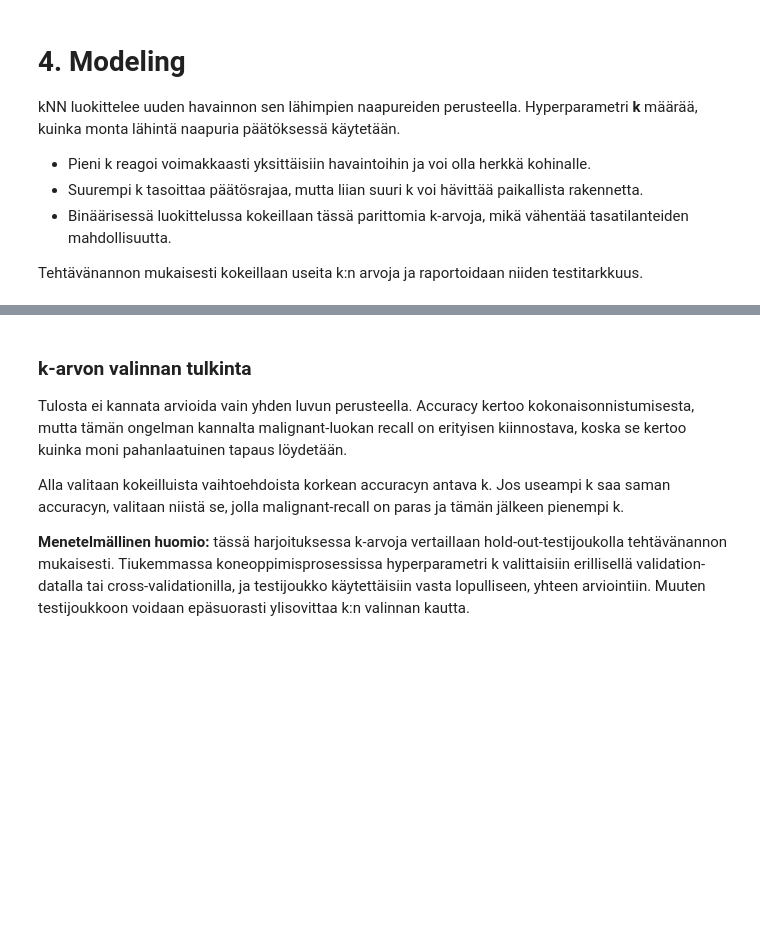
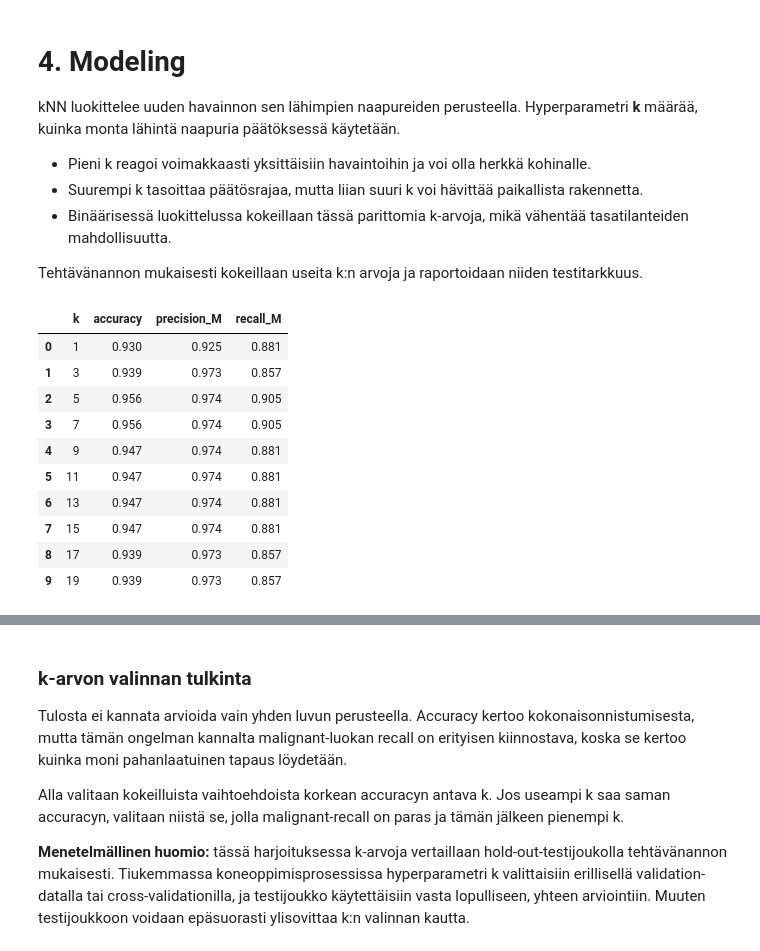
Before and after one commit to MustBeViable/DatanKasittely, a Jupyter notebook: KNN_CRISP_DM_yhdistetty.ipynb, the cells around one changed output, grey strips where cells are left out. Cells and saved outputs as stored; diff of their text form; code cells hidden in the pictures; blank space fills up the shorter version.

```diff
--- a/KNN_CRISP_DM_yhdistetty.ipynb
+++ b/KNN_CRISP_DM_yhdistetty.ipynb
@@ -192,25 +319,37 @@ Tehtävänannon mukaisesti kokeillaan useita k:n arvoja ja raportoidaan niiden t
 # %%
 k_values = list(range(1, 20, 2))
 results = []
 
 for k in k_values:
     model = KNeighborsClassifier(n_neighbors=k)
     model.fit(X_train_scaled, y_train)
     y_pred_k = model.predict(X_test_scaled)
 
     results.append({
         "k": k,
         "accuracy": accuracy_score(y_test, y_pred_k),
         "precision_M": precision_score(y_test, y_pred_k, pos_label="M"),
         "recall_M": recall_score(y_test, y_pred_k, pos_label="M")
     })
 
 results_df = pd.DataFrame(results)
-display(results_df.style.format({
-    "accuracy": "{:.3f}",
-    "precision_M": "{:.3f}",
-    "recall_M": "{:.3f}"
+display(results_df.round({
+    "accuracy": 3,
+    "precision_M": 3,
+    "recall_M": 3
 }))
+# %% [output]
+|  | k | accuracy | precision_M | recall_M |
+| 0 | 1 | 0.930 | 0.925 | 0.881 |
+| 1 | 3 | 0.939 | 0.973 | 0.857 |
+| 2 | 5 | 0.956 | 0.974 | 0.905 |
+| 3 | 7 | 0.956 | 0.974 | 0.905 |
+| 4 | 9 | 0.947 | 0.974 | 0.881 |
+| 5 | 11 | 0.947 | 0.974 | 0.881 |
+| 6 | 13 | 0.947 | 0.974 | 0.881 |
+| 7 | 15 | 0.947 | 0.974 | 0.881 |
+| 8 | 17 | 0.939 | 0.973 | 0.857 |
+| 9 | 19 | 0.939 | 0.973 | 0.857 |
 # %%
 plt.figure(figsize=(8, 5))
 plt.plot(results_df["k"], results_df["accuracy"], marker="o")
```
Also changed, not shown: parts of 11 cells of this notebook.
